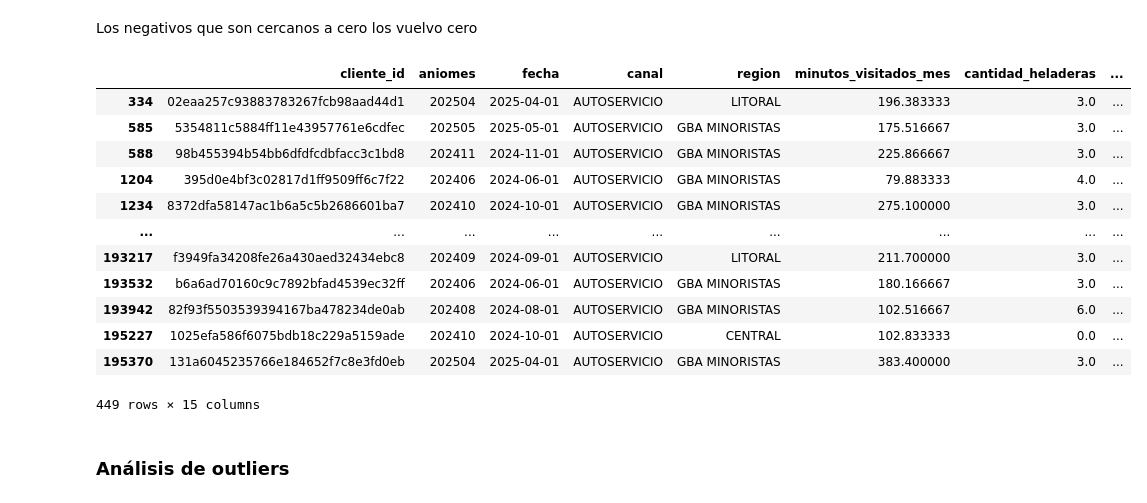
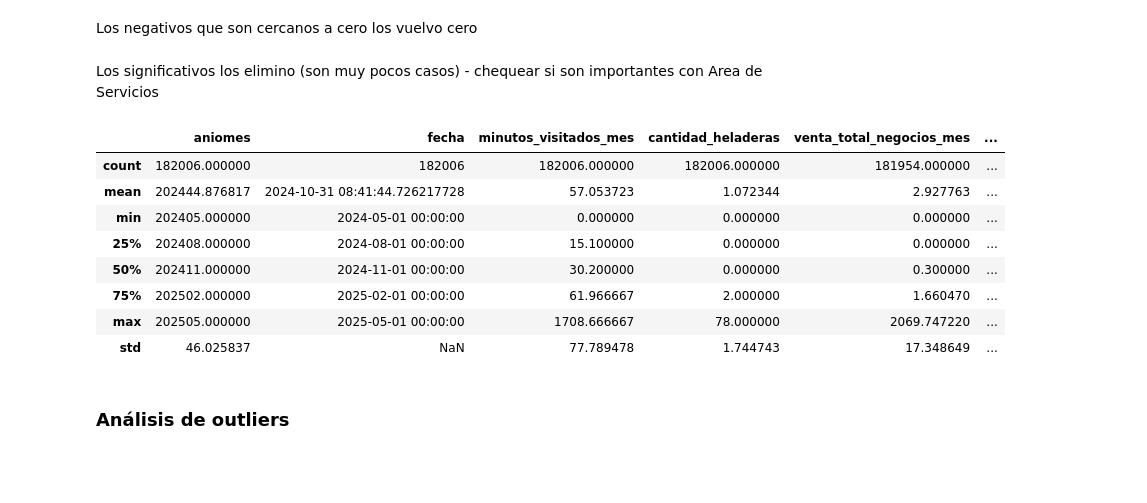
Before and after one commit to msolpera/challenge_quilmes, a Jupyter notebook: notebooks/EDA.ipynb, the cells around one changed output. Saved outputs shown, nothing was run; the diff lists cells and outputs as text; code cells hidden in the pictures; blank space fills up the shorter version.

```diff
--- a/notebooks/EDA.ipynb
+++ b/notebooks/EDA.ipynb
@@ -451,23 +463,21 @@ Los negativos que son cercanos a cero los vuelvo cero
 # %%
 for col in cols_numericas:
     df_clean.loc[(df_clean[col] > umbral_significativo) & (df_clean[col] < 0), col] = 0
+# %% [markdown]
+Los significativos los elimino (son muy pocos casos) - chequear si son importantes con Area de Servicios
 # %%
-df_negativos = df_clean[df_clean[cols_numericas].lt(0).any(axis=1)]
-df_negativos
+df_clean = df_clean[~df_clean[cols_numericas].lt(0).any(axis=1)]
+df_clean.describe()
 # %% [output]
-|  | cliente_id | aniomes | fecha | canal | region | minutos_visitados_mes | cantidad_heladeras | ... |
-| 334 | 02eaa257c93883783267fcb98aad44d1 | 202504 | 2025-04-01 | AUTOSERVICIO | LITORAL | 196.383333 | 3.0 | ... |
-| 585 | 5354811c5884ff11e43957761e6cdfec | 202505 | 2025-05-01 | AUTOSERVICIO | GBA MINORISTAS | 175.516667 | 3.0 | ... |
-| 588 | 98b455394b54bb6dfdfcdbfacc3c1bd8 | 202411 | 2024-11-01 | AUTOSERVICIO | GBA MINORISTAS | 225.866667 | 3.0 | ... |
-| 1204 | 395d0e4bf3c02817d1ff9509ff6c7f22 | 202406 | 2024-06-01 | AUTOSERVICIO | GBA MINORISTAS | 79.883333 | 4.0 | ... |
-| 1234 | 8372dfa58147ac1b6a5c5b2686601ba7 | 202410 | 2024-10-01 | AUTOSERVICIO | GBA MINORISTAS | 275.100000 | 3.0 | ... |
-| ... | ... | ... | ... | ... | ... | ... | ... | ... |
-| 193217 | f3949fa34208fe26a430aed32434ebc8 | 202409 | 2024-09-01 | AUTOSERVICIO | LITORAL | 211.700000 | 3.0 | ... |
-| 193532 | b6a6ad70160c9c7892bfad4539ec32ff | 202406 | 2024-06-01 | AUTOSERVICIO | GBA MINORISTAS | 180.166667 | 3.0 | ... |
-| 193942 | 82f93f5503539394167ba478234de0ab | 202408 | 2024-08-01 | AUTOSERVICIO | GBA MINORISTAS | 102.516667 | 6.0 | ... |
-| 195227 | 1025efa586f6075bdb18c229a5159ade | 202410 | 2024-10-01 | AUTOSERVICIO | CENTRAL | 102.833333 | 0.0 | ... |
-| 195370 | 131a6045235766e184652f7c8e3fd0eb | 202504 | 2025-04-01 | AUTOSERVICIO | GBA MINORISTAS | 383.400000 | 3.0 | ... |
+|  | aniomes | fecha | minutos_visitados_mes | cantidad_heladeras | venta_total_negocios_mes | ... |
+| count | 182006.000000 | 182006 | 182006.000000 | 182006.000000 | 181954.000000 | ... |
+| mean | 202444.876817 | 2024-10-31 08:41:44.726217728 | 57.053723 | 1.072344 | 2.927763 | ... |
+| min | 202405.000000 | 2024-05-01 00:00:00 | 0.000000 | 0.000000 | 0.000000 | ... |
+| 25% | 202408.000000 | 2024-08-01 00:00:00 | 15.100000 | 0.000000 | 0.000000 | ... |
+| 50% | 202411.000000 | 2024-11-01 00:00:00 | 30.200000 | 0.000000 | 0.300000 | ... |
+| 75% | 202502.000000 | 2025-02-01 00:00:00 | 61.966667 | 2.000000 | 1.660470 | ... |
+| max | 202505.000000 | 2025-05-01 00:00:00 | 1708.666667 | 78.000000 | 2069.747220 | ... |
+| std | 46.025837 | NaN | 77.789478 | 1.744743 | 17.348649 | ... |
-449 rows × 15 columns
 # %% [markdown]
 ### Análisis de outliers
 # %%
```
Also changed, not shown: parts of 23 cells of this notebook, 15 other files.
